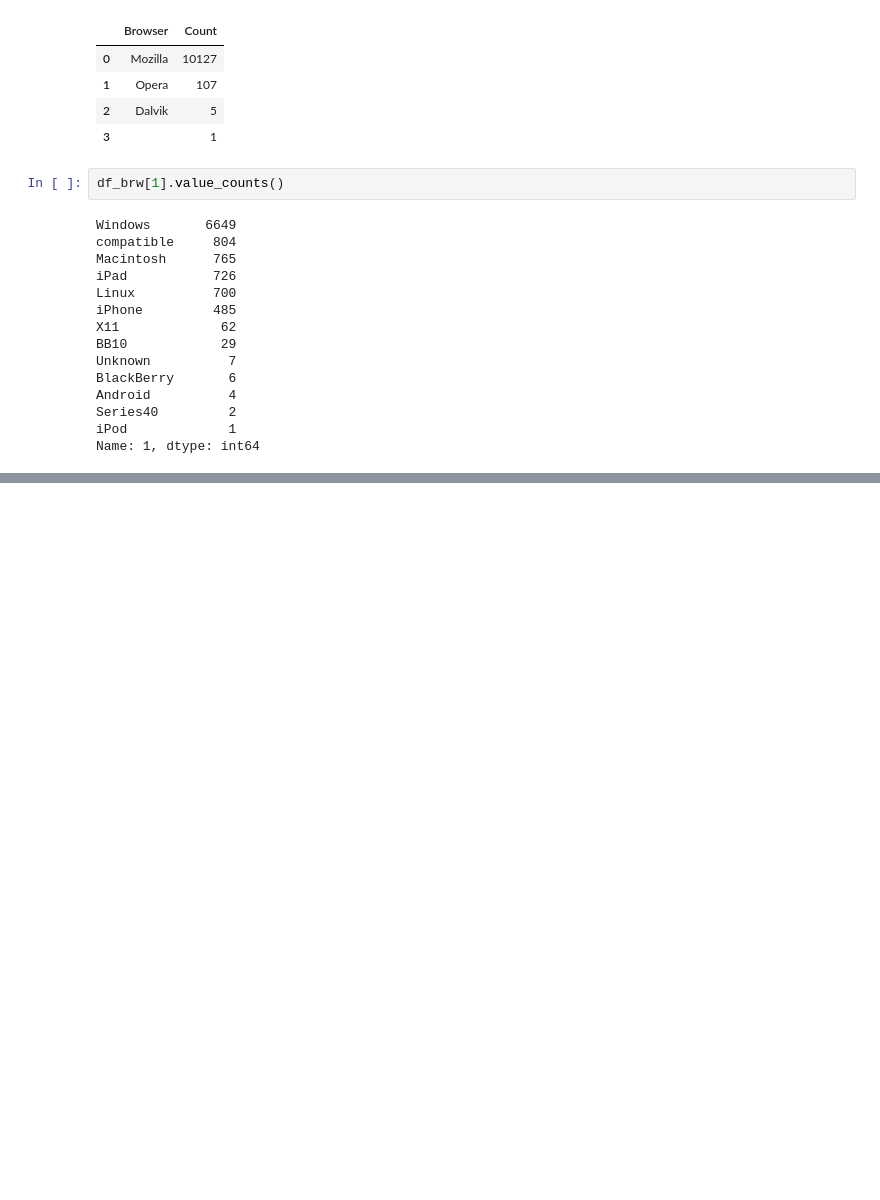
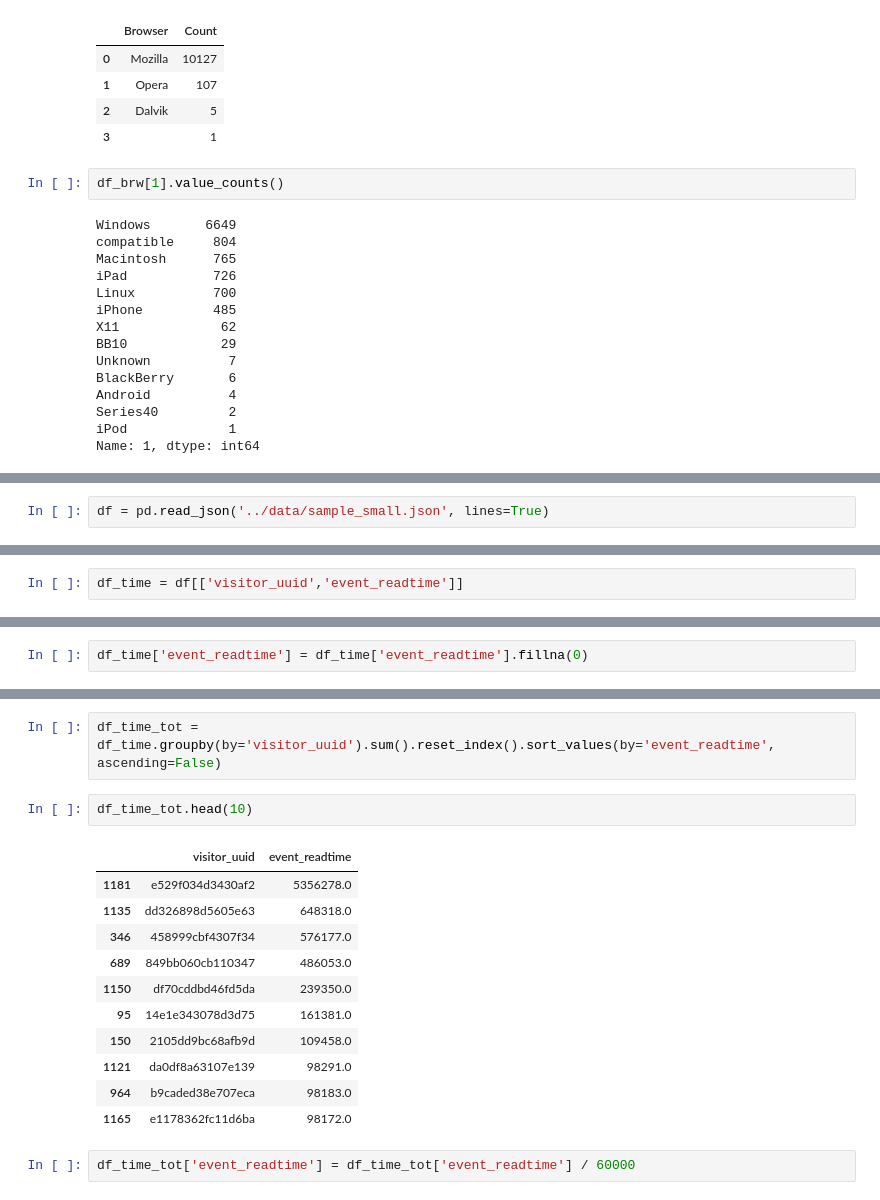
Before and after one commit to overmars86/analyticsapp, a Jupyter notebook: CW_2/Project/Code/working.ipynb, the cells around one changed output, grey strips where cells are left out. Cells and saved outputs as stored; diff of their text form; blank space fills up the shorter version.

```diff
--- a/CW_2/Project/Code/working.ipynb
+++ b/CW_2/Project/Code/working.ipynb
@@ -185,0 +199,2 @@ Name: 1, dtype: int64
+# %%
+df = pd.read_json('../data/sample_small.json', lines=True)
@@ -185,0 +210,2 @@ Name: 1, dtype: int64
+# %%
+df_time = df[['visitor_uuid','event_readtime']]
@@ -185,0 +221,2 @@ Name: 1, dtype: int64
+# %%
+df_time['event_readtime'] = df_time['event_readtime'].fillna(0)
@@ -185,0 +238,18 @@ Name: 1, dtype: int64
+# %%
+df_time_tot = df_time.groupby(by='visitor_uuid').sum().reset_index().sort_values(by='event_readtime', ascending=False)
+# %%
+df_time_tot.head(10)
+# %% [output]
+|  | visitor_uuid | event_readtime |
+| 1181 | e529f034d3430af2 | 5356278.0 |
+| 1135 | dd326898d5605e63 | 648318.0 |
+| 346 | 458999cbf4307f34 | 576177.0 |
+| 689 | 849bb060cb110347 | 486053.0 |
+| 1150 | df70cddbd46fd5da | 239350.0 |
+| 95 | 14e1e343078d3d75 | 161381.0 |
+| 150 | 2105dd9bc68afb9d | 109458.0 |
+| 1121 | da0df8a63107e139 | 98291.0 |
+| 964 | b9caded38e707eca | 98183.0 |
+| 1165 | e1178362fc11d6ba | 98172.0 |
+# %%
+df_time_tot['event_readtime'] = df_time_tot['event_readtime'] / 60000
```
Also changed, not shown: parts of 9 cells of this notebook, 5 other files.
